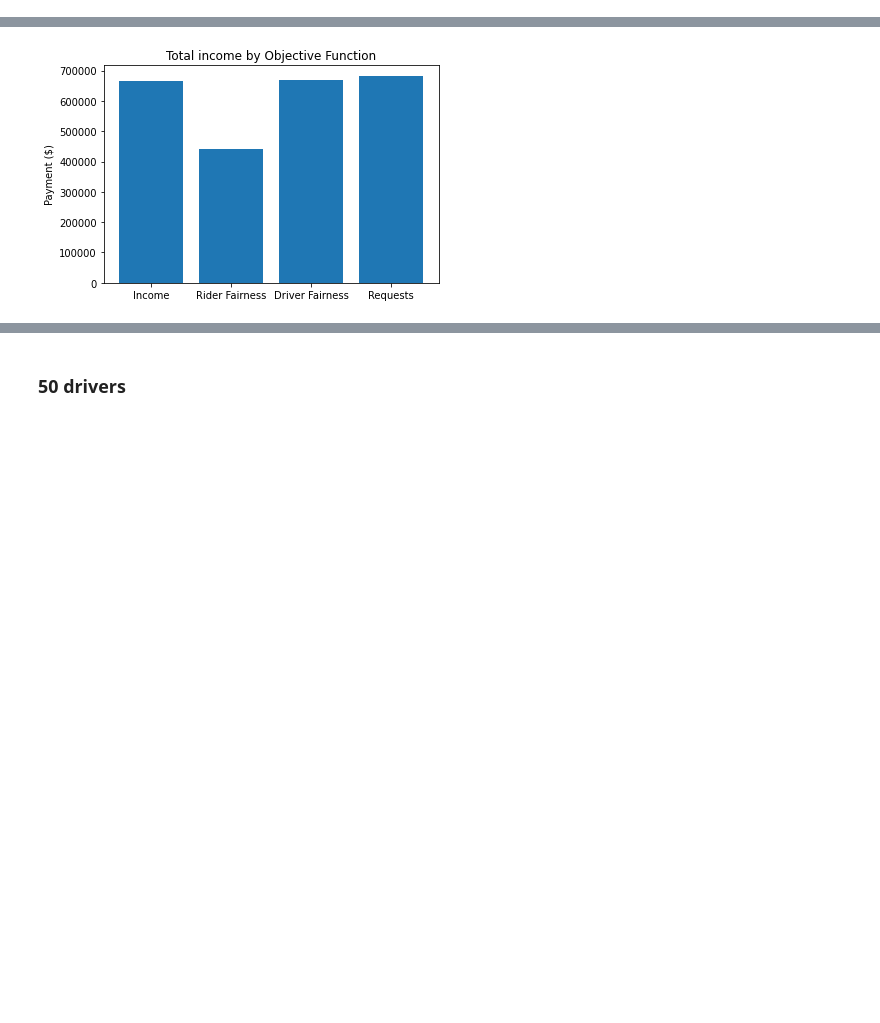
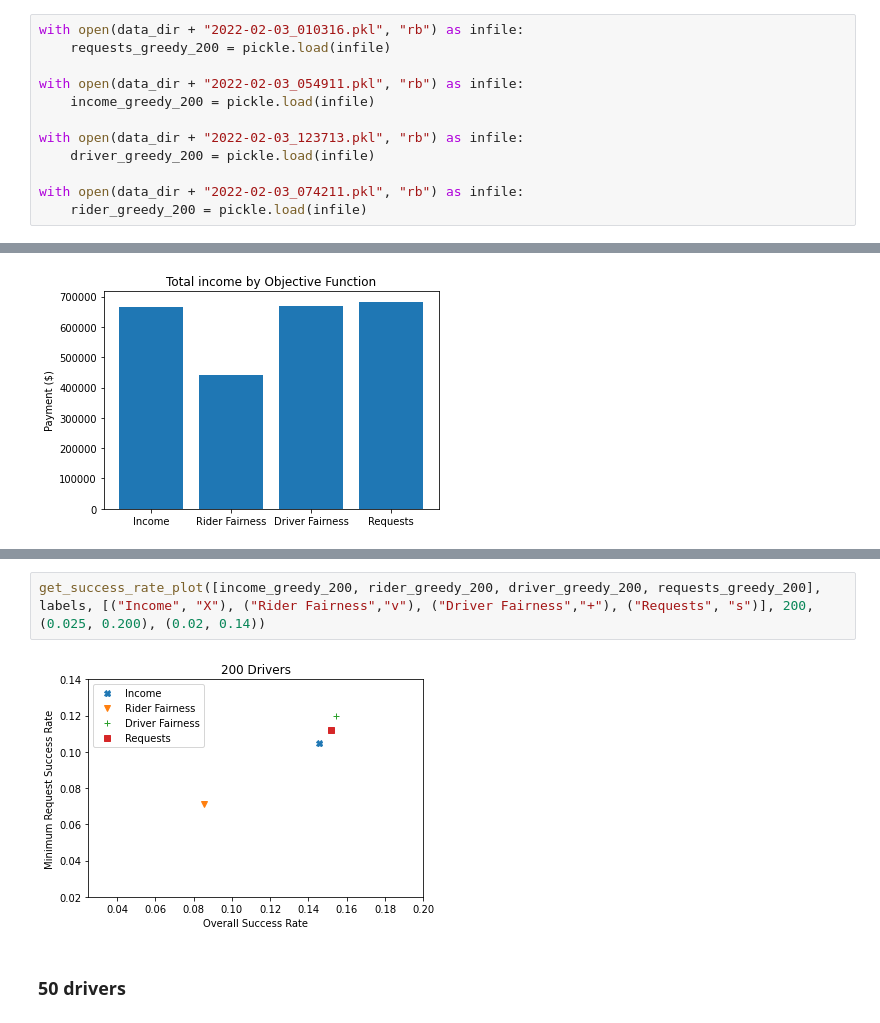
Before and after one commit to Veranep/fact-ai-group-25, a Jupyter notebook: generate_plots.ipynb, the cells around one changed output, grey strips where cells are left out. Saved outputs shown, nothing was run; the diff lists cells and outputs as text; blank space fills up the shorter version.

```diff
--- a/generate_plots.ipynb
+++ b/generate_plots.ipynb
@@ -61,3 +61,15 @@ with open(data_dir + "2022-01-22_002914.pkl", "rb") as infile:
+# %%
+with open(data_dir + "2022-02-03_010316.pkl", "rb") as infile:
+    requests_greedy_200 = pickle.load(infile)
+
+with open(data_dir + "2022-02-03_054911.pkl", "rb") as infile:
+    income_greedy_200 = pickle.load(infile)
+
+with open(data_dir + "2022-02-03_123713.pkl", "rb") as infile:
+    driver_greedy_200 = pickle.load(infile)
+
+with open(data_dir + "2022-02-03_074211.pkl", "rb") as infile:
+    rider_greedy_200 = pickle.load(infile)
 # %% [markdown]
 ## Original model, replicated data
 # %%
@@ -247,3 +259,7 @@ get_success_rate_plot([income_nolstm_50, rider_nolstm_50, driver_nolstm_50, requ
+# %%
+get_success_rate_plot([income_greedy_200, rider_greedy_200, driver_greedy_200, requests_greedy_200], labels, [("Income", "X"), ("Rider Fairness","v"), ("Driver Fairness","+"), ("Requests", "s")], 200, (0.025, 0.200), (0.02, 0.14))
+# %% [output]
+[figure, added]
 # %% [markdown]
 ### 50 drivers
 # %%
```
Also changed, not shown: parts of 16 cells of this notebook, 18 other files.
